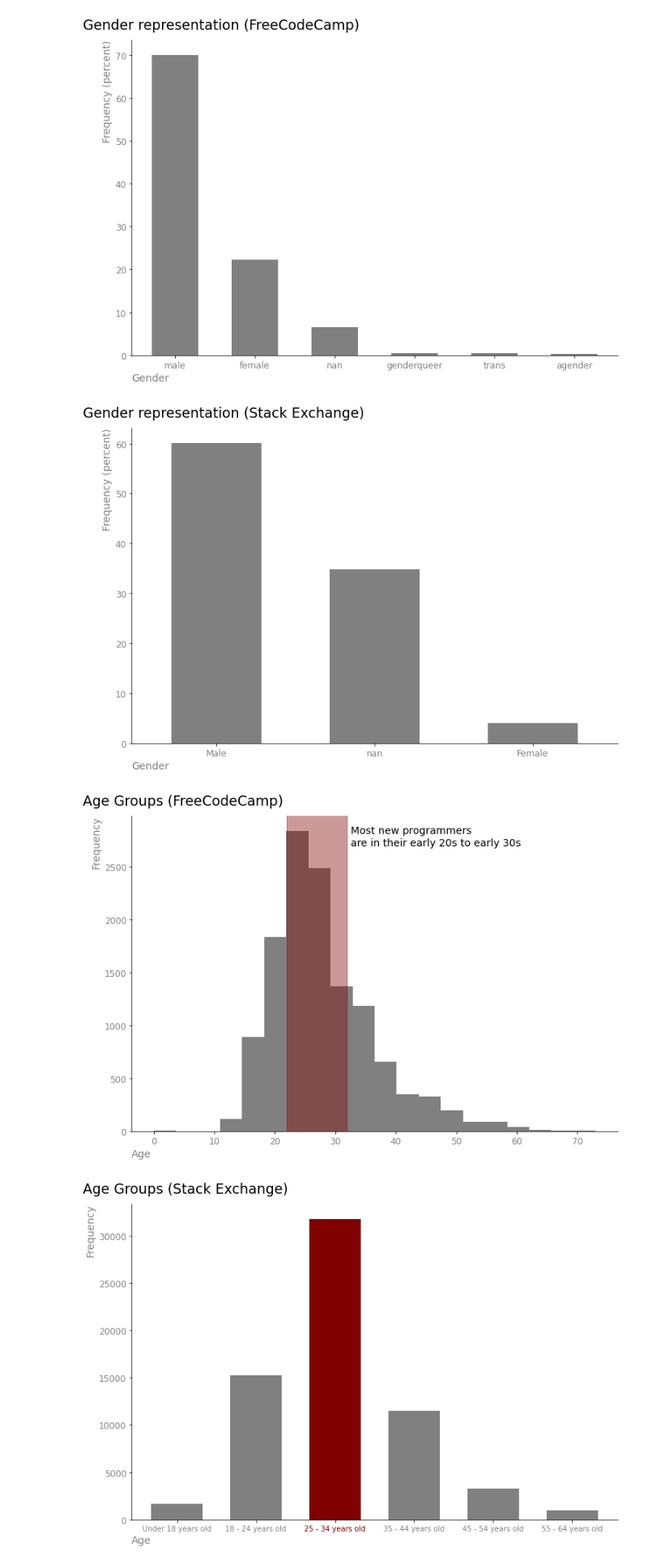
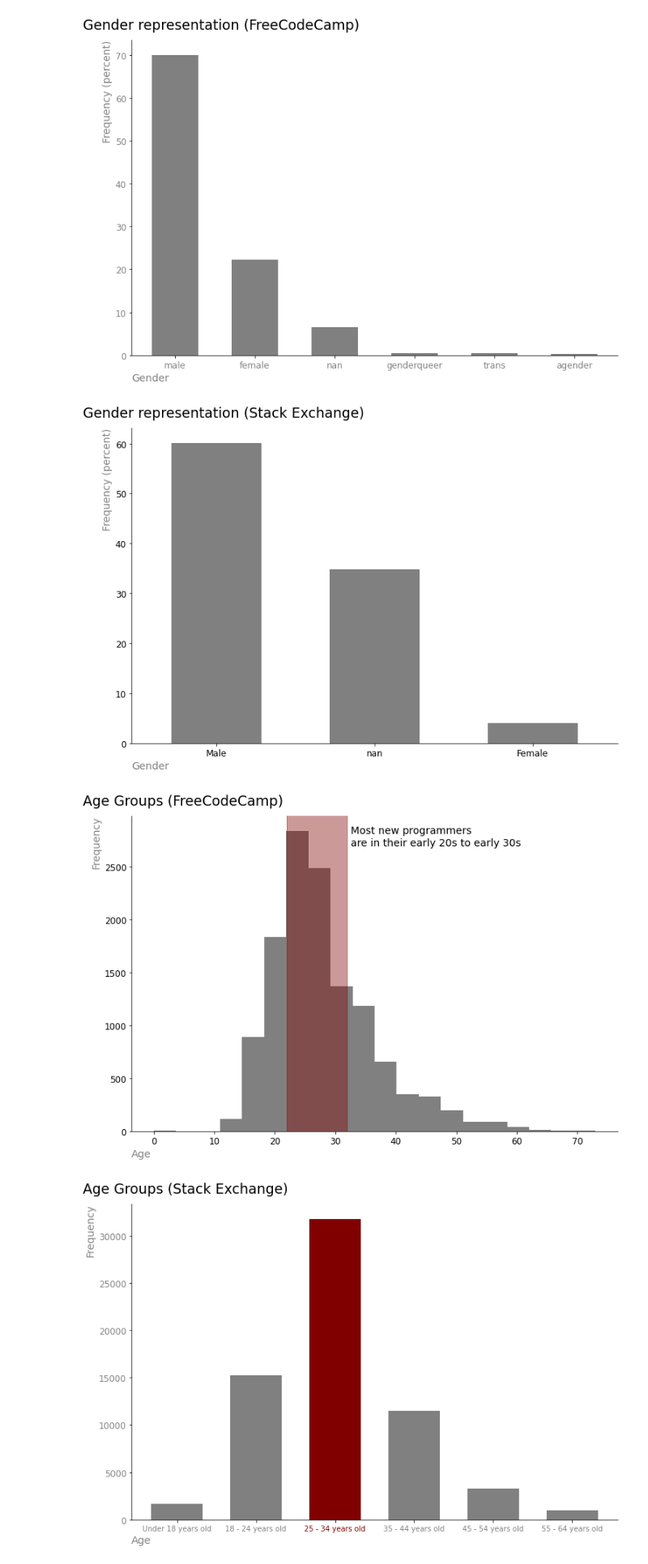
Before and after one commit to paul-trood/Portfolio-Best_Markets_for_Advertising, a Jupyter notebook: coding_survey.ipynb, the cells around one changed output. Shown at 81% size. Drawn from its saved outputs; the diff is of its cells as text; code cells hidden in the pictures.

```diff
--- a/coding_survey.ipynb
+++ b/coding_survey.ipynb
@@ -433,28 +433,28 @@ plt.xticks(rotation = 0, size = 12)
 plt.gca().spines[["right","top"]].set_visible(False)
 plt.ylabel("Frequency (percent)", color = "grey", size = 14, loc = "top")
 plt.xlabel("Gender", color = "grey", size = 14, loc = "left")
-plt.yticks(size = 12, color = "grey")
-plt.xticks(size = 12, color = "grey")
+plt.yticks(size = 12)
+plt.xticks(size = 12)
 plt.show()
 # %% [output]
-[figure, old version]
+[figure, new version]
 # %%
 # Age distribution
 fig, ax = plt.subplots(figsize = (12,8))
 survey["Age"].hist(bins = 20, color = "grey")
 plt.title("Age Groups (FreeCodeCamp)", size = 19, loc = "left", x = -0.1, y = 1.02)
 ax.grid(False)
 plt.xticks(size = 12)
 plt.gca().spines[["right","top"]].set_visible(False)
 plt.ylabel("Frequency", color = "grey", size = 14, loc = "top")
 plt.xlabel("Age", color = "grey", size = 14, loc = "left")
-plt.yticks(size = 12, color = "grey")
-plt.xticks(size = 12, color = "grey")
+plt.yticks(size = 12)
+plt.xticks(size = 12)
 plt.text(32.5,2700,"Most new programmers\nare in their early 20s to early 30s", size = 14)
 plt.axvspan(survey["Age"].quantile(0.25), survey["Age"].quantile(0.75), ymax=1000, color = "maroon", alpha = 0.4)
 plt.show()
 # %% [output]
-[figure, old version]
+[figure, new version]
 # %%
 # Stack exchange age groups
 
```
Also changed, not shown: parts of 3 cells of this notebook.
